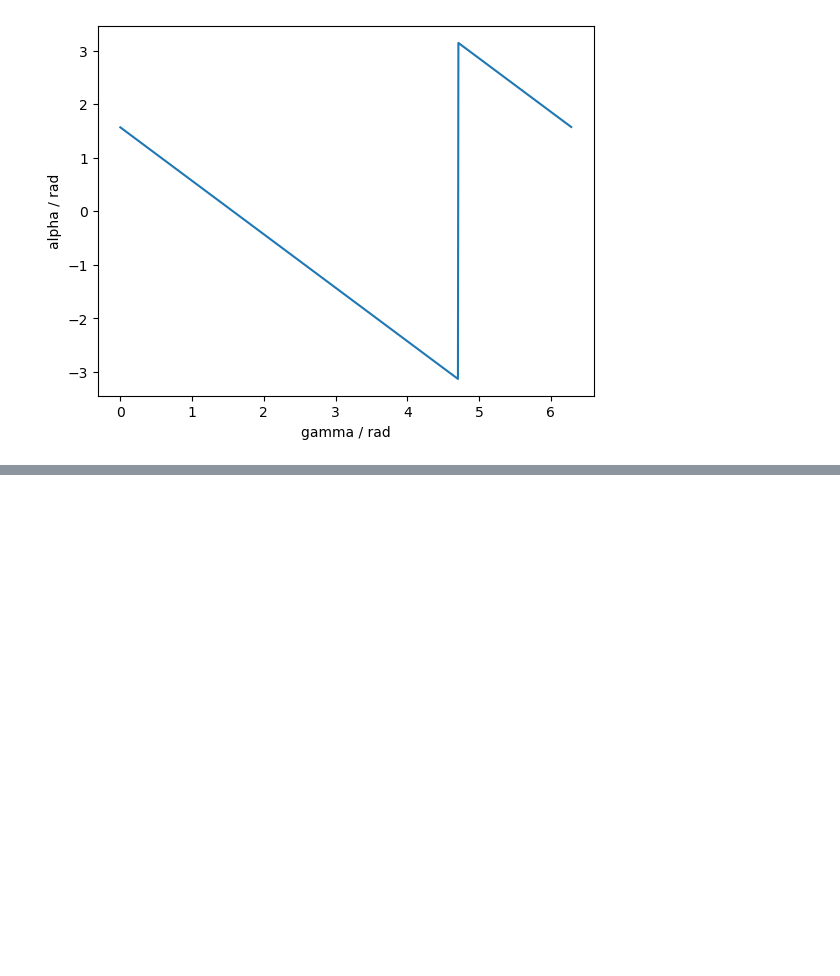
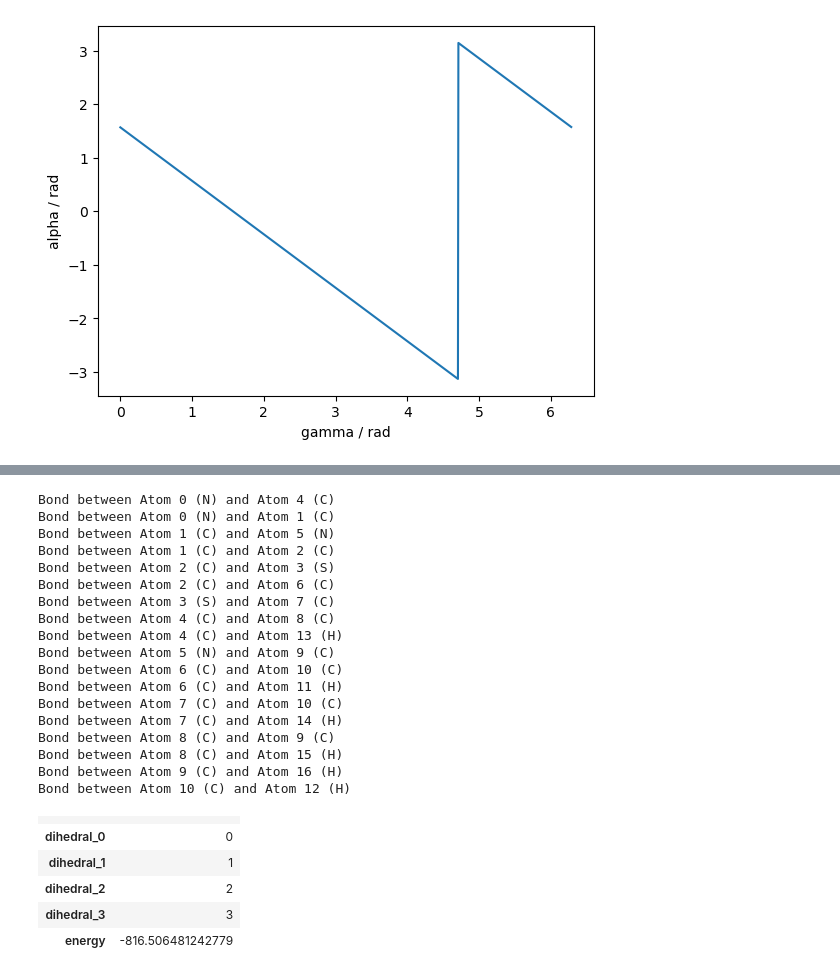
Before and after one commit to BenCree/nagl_torsion, a Jupyter notebook: alpha.ipynb, the cells around one changed output, grey strips where cells are left out. Drawn from its saved outputs; the diff is of its cells as text; code cells hidden in the pictures; blank space fills up the shorter version.

Commit message:
parsed json, converted qcmol to rdkit mol, generated E vs alpha dataset

```diff
--- a/alpha.ipynb
+++ b/alpha.ipynb
@@ -96,0 +274,53 @@ pylab.savefig("out.png")
+# %%
+from rdkit import Chem
+from rdkit.Chem import AllChem
+from rdkit.Chem import rdMolTransforms
+import numpy as np
+
+# random mol
+mol = mol_dict[0.0]
+# %%
+# get the conformer
+conformer = mol.GetConformer(0)
+
+# Iterate over all bonds in the molecule
+for bond in mol.GetBonds():
+    # Get the atoms associated with the bond
+    atom1 = bond.GetBeginAtom()
+    atom2 = bond.GetEndAtom()
+
+
+    print(f"Bond between Atom {atom1.GetIdx()} ({atom1.GetSymbol()}) "
+          f"and Atom {atom2.GetIdx()} ({atom2.GetSymbol()})")
+def mol_with_atom_index(mol):
+    for atom in mol.GetAtoms():
+        atom.SetAtomMapNum(atom.GetIdx())
+    return mol
+
+# identifies atoms /w dihedral
+mol_with_atom_index(mol)
+# %% [output]
+Bond between Atom 0 (N) and Atom 4 (C)
+Bond between Atom 0 (N) and Atom 1 (C)
+Bond between Atom 1 (C) and Atom 5 (N)
+Bond between Atom 1 (C) and Atom 2 (C)
+Bond between Atom 2 (C) and Atom 3 (S)
+Bond between Atom 2 (C) and Atom 6 (C)
+Bond between Atom 3 (S) and Atom 7 (C)
+Bond between Atom 4 (C) and Atom 8 (C)
+Bond between Atom 4 (C) and Atom 13 (H)
+Bond between Atom 5 (N) and Atom 9 (C)
+Bond between Atom 6 (C) and Atom 10 (C)
+Bond between Atom 6 (C) and Atom 11 (H)
+Bond between Atom 7 (C) and Atom 10 (C)
+Bond between Atom 7 (C) and Atom 14 (H)
+Bond between Atom 8 (C) and Atom 9 (C)
+Bond between Atom 8 (C) and Atom 15 (H)
+Bond between Atom 9 (C) and Atom 16 (H)
+Bond between Atom 10 (C) and Atom 12 (H)
+|  |  |
+| dihedral_0 | 0 |
+| dihedral_1 | 1 |
+| dihedral_2 | 2 |
+| dihedral_3 | 3 |
+| energy | -816.506481242779 |
```
Also changed, not shown: parts of 7 cells of this notebook.
